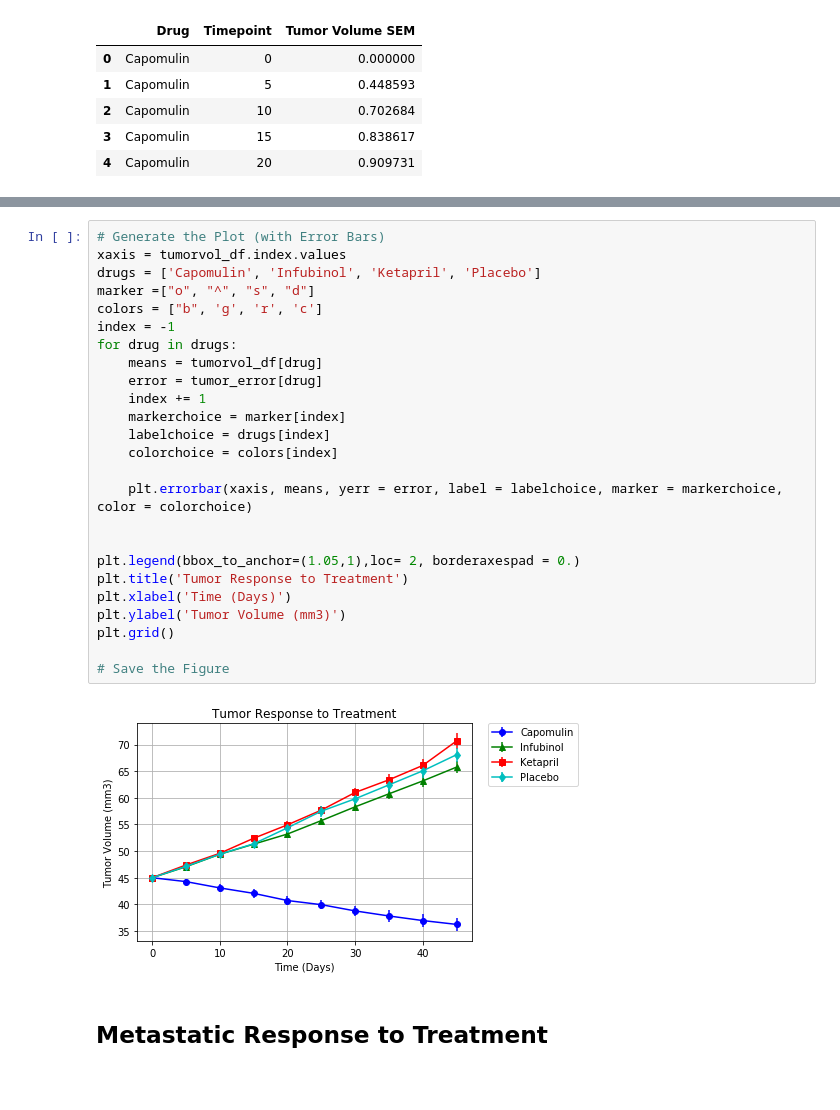
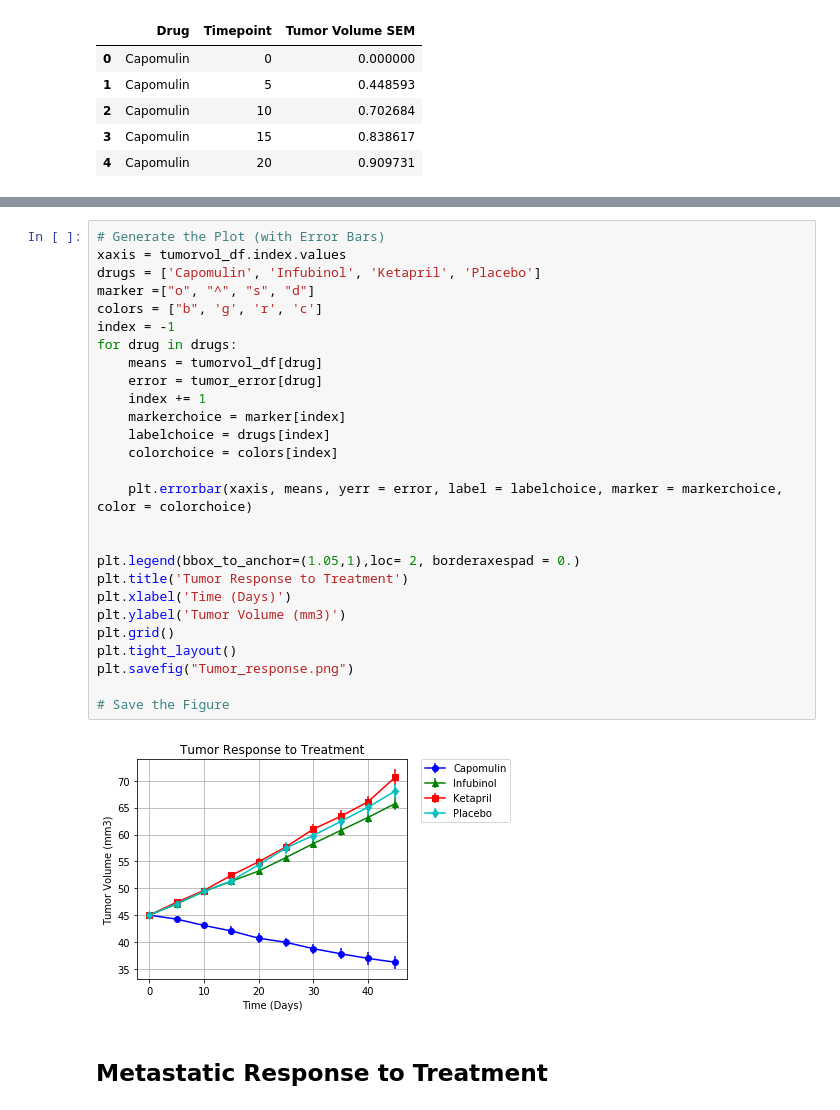
Before and after one commit to smurphy1983/matplotlib_homework, a Jupyter notebook: Pyma_SFM.ipynb, the cells around one changed output, grey strips where cells are left out. Cells and saved outputs as stored; diff of their text form; blank space fills up the shorter version.

Commit message:
Saved versions of charts

```diff
--- a/Pyma_SFM.ipynb
+++ b/Pyma_SFM.ipynb
@@ -107,30 +107,32 @@ tumor_error.head()
 # %%
 # Generate the Plot (with Error Bars)
 xaxis = tumorvol_df.index.values
 drugs = ['Capomulin', 'Infubinol', 'Ketapril', 'Placebo']
 marker =["o", "^", "s", "d"]
 colors = ["b", 'g', 'r', 'c']
 index = -1
 for drug in drugs:
     means = tumorvol_df[drug]
     error = tumor_error[drug]
     index += 1
     markerchoice = marker[index]
     labelchoice = drugs[index]
     colorchoice = colors[index]
 
     plt.errorbar(xaxis, means, yerr = error, label = labelchoice, marker = markerchoice, color = colorchoice)
 
 
 plt.legend(bbox_to_anchor=(1.05,1),loc= 2, borderaxespad = 0.)
 plt.title('Tumor Response to Treatment')
 plt.xlabel('Time (Days)')
 plt.ylabel('Tumor Volume (mm3)')
 plt.grid()
+plt.tight_layout()
+plt.savefig("Tumor_response.png")
 
 # Save the Figure
 # %% [output]
-[figure, old version]
+[figure, new version]
 # %% [markdown]
 ## Metastatic Response to Treatment
 # %%
```
Also changed, not shown: parts of 3 cells of this notebook, 4 other files.
